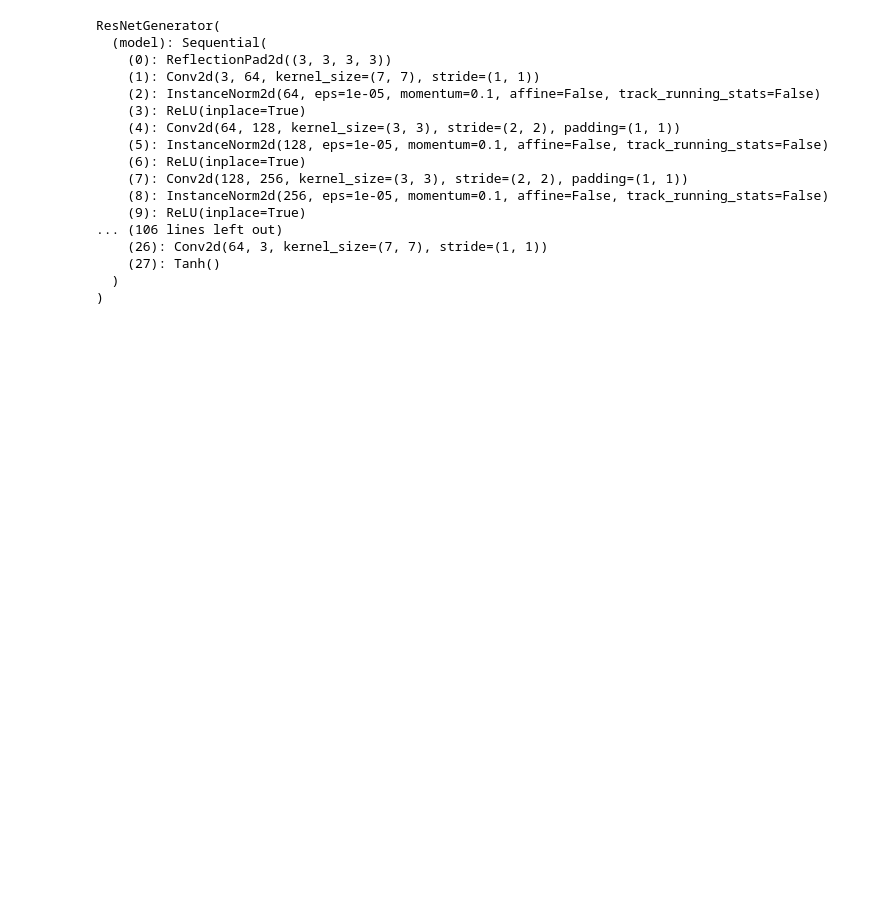
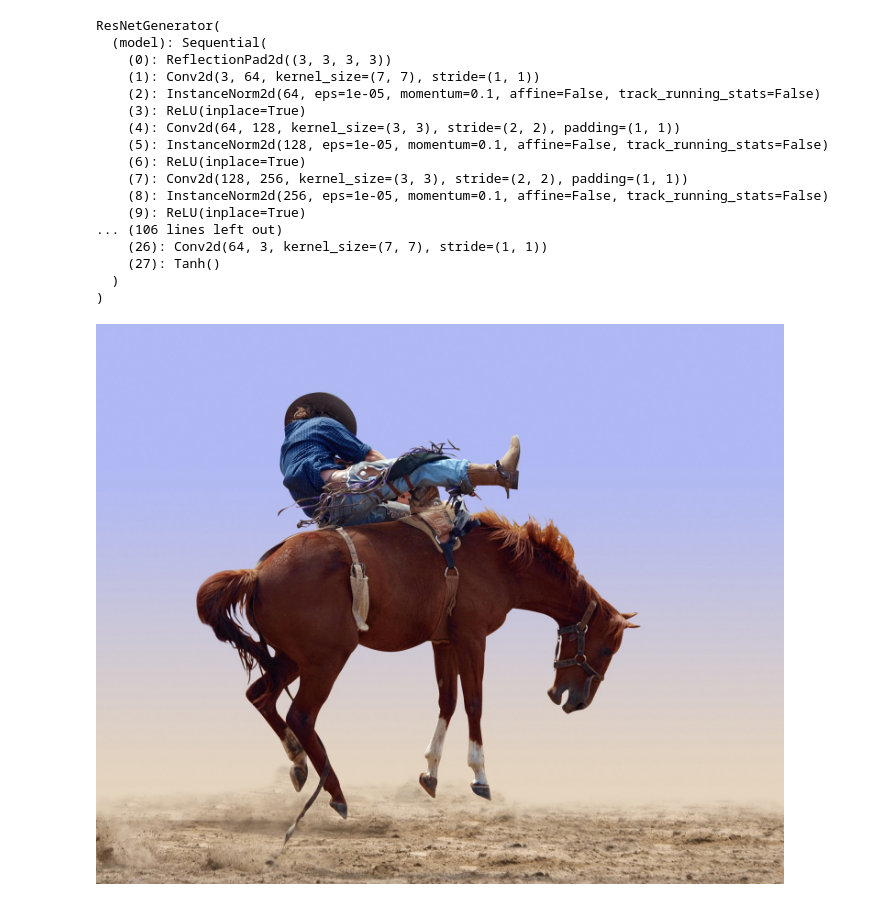
Before and after one commit to maton369/DL_PyTorch, a Jupyter notebook: code/p1ch2/3_cyclegan.ipynb, the cells around one changed output. Drawn from its saved outputs; the diff is of its cells as text; code cells hidden in the pictures; blank space fills up the shorter version.

```diff
--- a/code/p1ch2/3_cyclegan.ipynb
+++ b/code/p1ch2/3_cyclegan.ipynb
@@ -143,0 +149,5 @@ ResNetGenerator(
+# %%
+img = Image.open("../../data/p1ch2/horse.jpg")
+img
+# %% [output]
+[figure, added]
```
Also changed, not shown: parts of 5 cells of this notebook.
